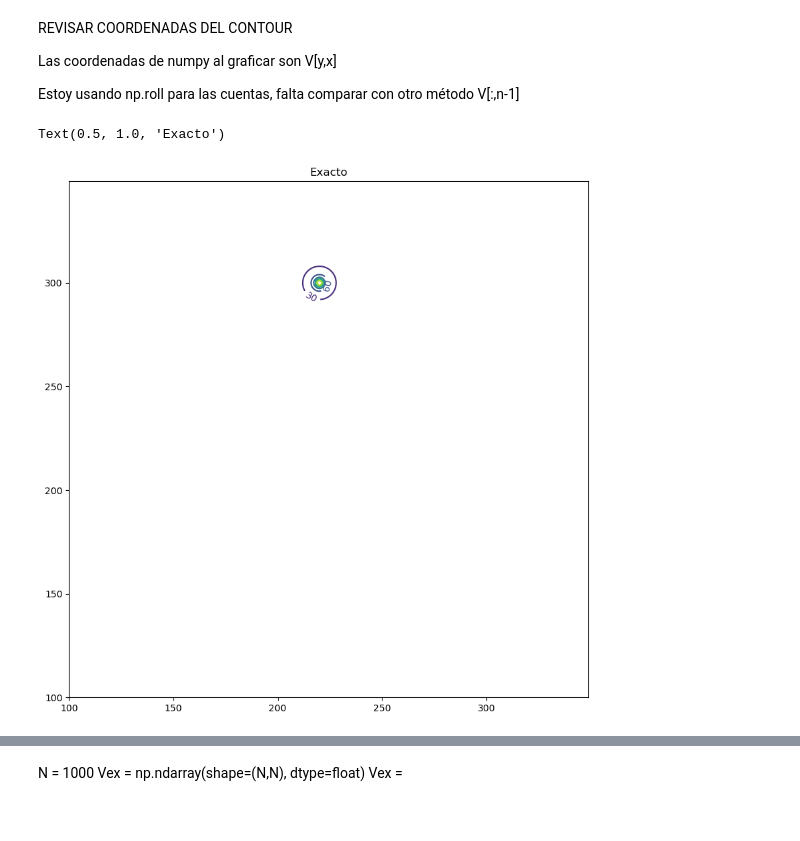
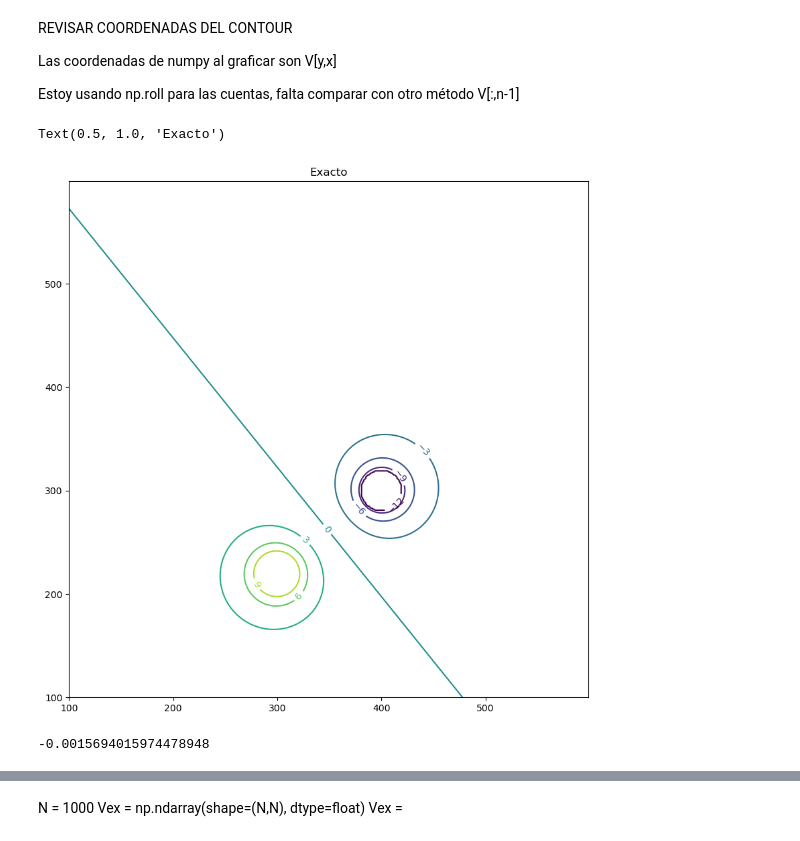
Before and after one commit to epplugins/UTN, a Jupyter notebook: electromagnetismo/em_labo.ipynb, the cells around one changed output, grey strips where cells are left out. Saved outputs shown, nothing was run; the diff lists cells and outputs as text; code cells hidden in the pictures.

```diff
--- a/electromagnetismo/em_labo.ipynb
+++ b/electromagnetismo/em_labo.ipynb
@@ -18,34 +23,46 @@ def P(r, v, R):
 # %%
 x, y = np.ogrid[0:1000, 0:1000]
 xc = 300
 yc = 220
+xc2 = 400
+yc2 = 300
 # x = np.arange(0,5)
 # y = np.arange(0,5)
 
 D = np.sqrt(np.power(x - xc, 2) +
             np.power(y - yc, 2))
+D2 = np.sqrt(np.power(x - xc2, 2) +
+            np.power(y - yc2, 2))
 
-D = 12*20/D
-rr1,cc1 = disk((yc,xc),20)
-D[rr1,cc1] = 12
-D
+
+P = 12*20/D - 12*20/D2
+rr1,cc1 = disk((xc,yc),20)
+P[rr1,cc1] = 12
+rr1,cc1 = disk((xc2,yc2),20)
+P[rr1,cc1] = -12
+
 
 # ROI
 x1 = 100
-x2 = 350
+x2 = 600
 y1 = 100
-y2 = 350
+y2 = 600
 x = np.arange(x1,x2)
 y = np.arange(y1,y2)
 X, Y = np.meshgrid(x, y)
 fig, ax = plt.subplots(1, 1, figsize=(10,10),facecolor=(1, 1, 1) )
-CS2 = ax.contour(X, Y, D[y1:y2,x1:x2])
+# CS2 = ax.contour(X, Y, np.transpose(D)[x1:x2,y1:y2])
+CS2 = ax.contour(X, Y, np.transpose(P)[x1:x2,y1:y2])
 ax.clabel(CS2, inline=True, fontsize=10)
 ax.set_title('Exacto')
 # x, y, z = (x * scale_x + offset_x,
 #            y * scale_y + offset_y,
 #            z * scale_z + offset_z)
 # distances = np.sqrt((x-x0)**2+(y-y0)**2+(z-z0)**2)
 # %% [output]
 Text(0.5, 1.0, 'Exacto')
-[figure, old version]
+[figure, new version]
+# %%
+P[160,500]
+# %% [output]
+-0.0015694015974478948
```
Also changed, not shown: parts of 6 cells of this notebook.
